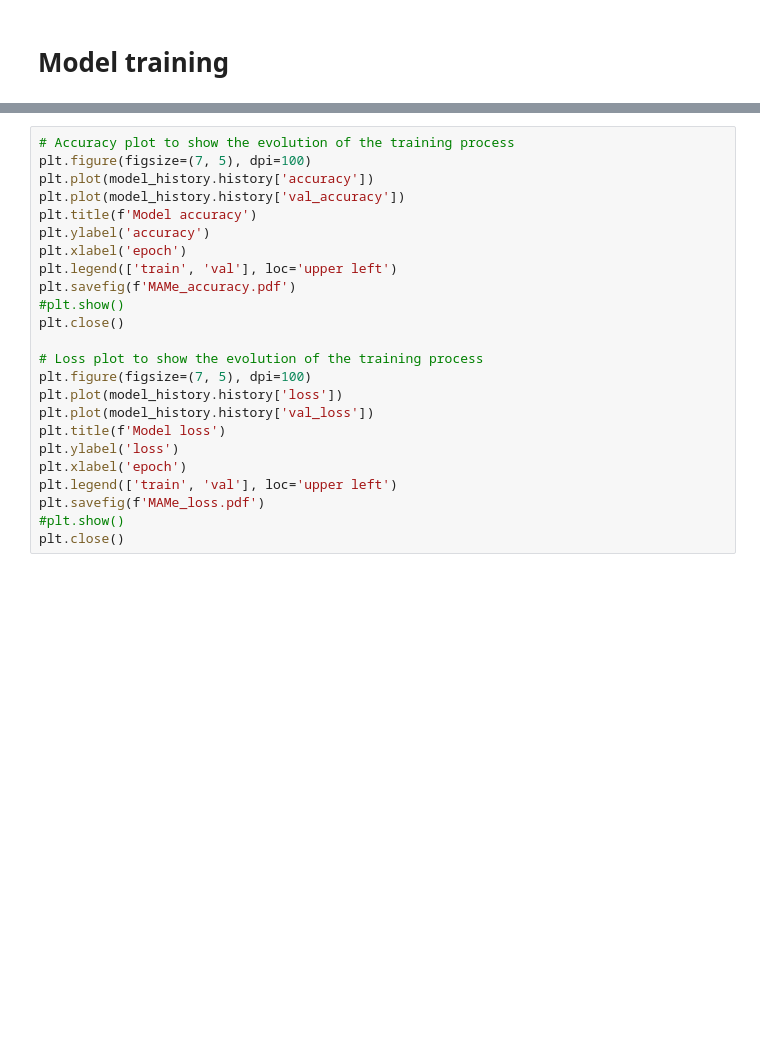
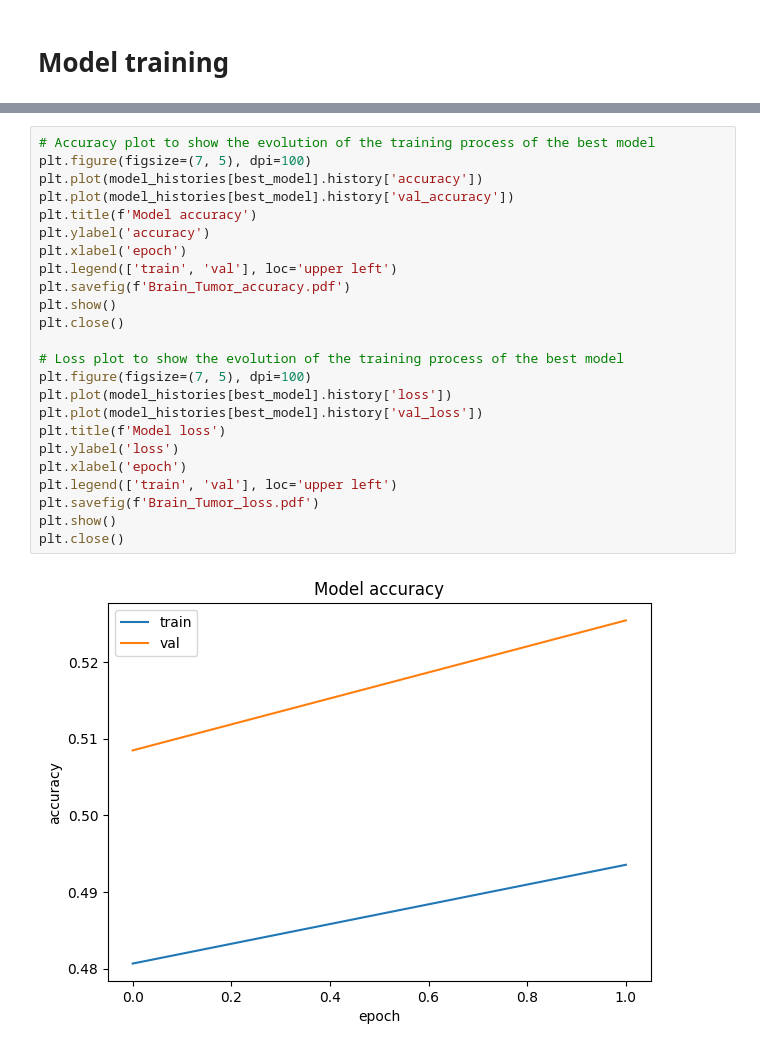
Before and after one commit to SrLozano/Brain-Tumor-Radiogenomic-Classification, a Jupyter notebook: brain-tumor-classification.ipynb, the cells around one changed output, grey strips where cells are left out. Saved outputs shown, nothing was run; the diff lists cells and outputs as text; blank space fills up the shorter version.

```diff
--- a/brain-tumor-classification.ipynb
+++ b/brain-tumor-classification.ipynb
@@ -274,24 +373,26 @@ Epoch 7/7
 # %%
-# Accuracy plot to show the evolution of the training process
+# Accuracy plot to show the evolution of the training process of the best model
 plt.figure(figsize=(7, 5), dpi=100)
-plt.plot(model_history.history['accuracy'])
-plt.plot(model_history.history['val_accuracy'])
+plt.plot(model_histories[best_model].history['accuracy'])
+plt.plot(model_histories[best_model].history['val_accuracy'])
 plt.title(f'Model accuracy')
 plt.ylabel('accuracy')
 plt.xlabel('epoch')
 plt.legend(['train', 'val'], loc='upper left')
-plt.savefig(f'MAMe_accuracy.pdf')
-#plt.show()
+plt.savefig(f'Brain_Tumor_accuracy.pdf')
+plt.show()
 plt.close()
 
-# Loss plot to show the evolution of the training process
+# Loss plot to show the evolution of the training process of the best model
 plt.figure(figsize=(7, 5), dpi=100)
-plt.plot(model_history.history['loss'])
-plt.plot(model_history.history['val_loss'])
+plt.plot(model_histories[best_model].history['loss'])
+plt.plot(model_histories[best_model].history['val_loss'])
 plt.title(f'Model loss')
 plt.ylabel('loss')
 plt.xlabel('epoch')
 plt.legend(['train', 'val'], loc='upper left')
-plt.savefig(f'MAMe_loss.pdf')
-#plt.show()
+plt.savefig(f'Brain_Tumor_loss.pdf')
+plt.show()
 plt.close()
+# %% [output]
+[figure, added]
```
Also changed, not shown: parts of 20 cells of this notebook.
